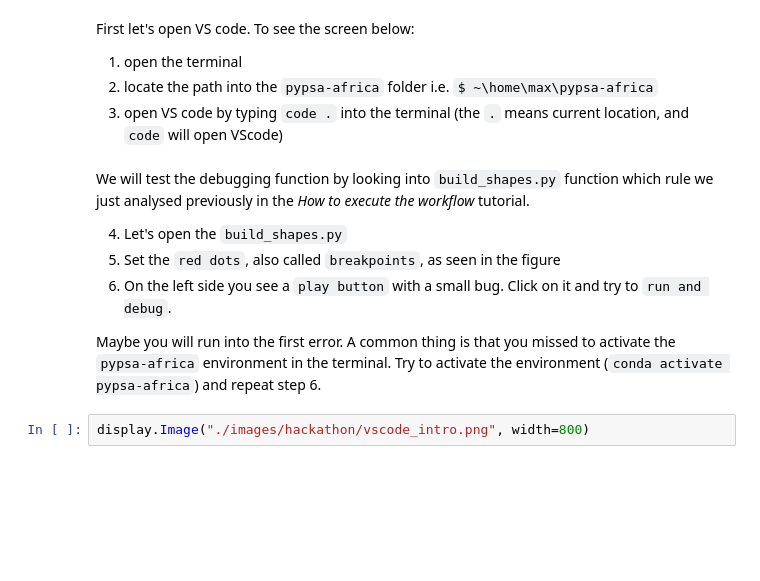
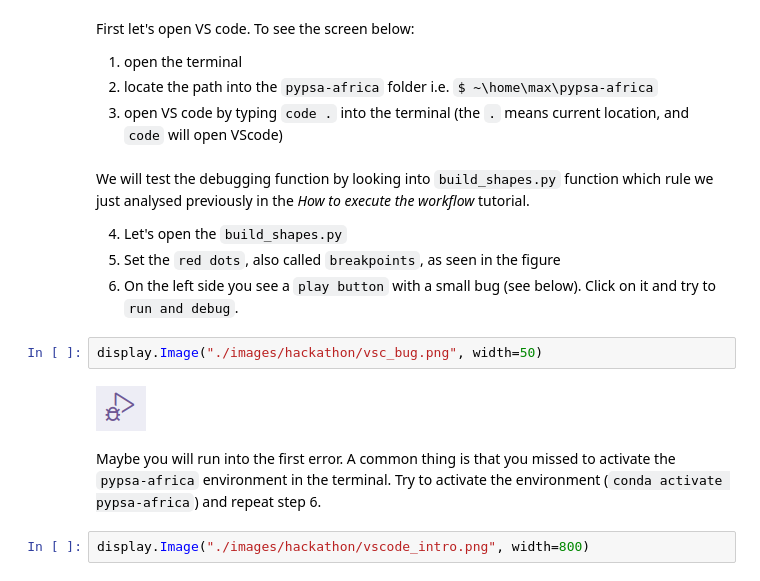
Before and after one commit to pypsa-meets-earth/pypsa-africa-hackathon, a Jupyter notebook: notebooks/hackathon2022/how_to_debug.ipynb, the cells around one changed output. Saved outputs shown, nothing was run; the diff lists cells and outputs as text; blank space fills up the shorter version.

Commit message:
add debug script

```diff
--- a/notebooks/hackathon2022/how_to_debug.ipynb
+++ b/notebooks/hackathon2022/how_to_debug.ipynb
@@ -59,9 +68,13 @@ We will test the debugging function by looking into `build_shapes.py` function w
 
 4. Let's open the `build_shapes.py`
 5. Set the `red dots`, also called `breakpoints`, as seen in the figure
-6. On the left side you see a `play button` with a small bug. Click on it and try to `run and debug`.
-
-Maybe you will run into the first error. A common thing is that you missed to activate the `pypsa-africa` environment in the terminal. Try to activate the environment (`conda activate pypsa-africa`) and repeat step 6.
+6. On the left side you see a `play button` with a small bug (see below). Click on it and try to `run and debug`.
+# %%
+display.Image("./images/hackathon/vsc_bug.png", width=50)
+# %% [output]
+[figure, added]
+# %% [markdown]
+Maybe you will run into the first error. A common thing is that you missed to activate the `pypsa-africa` environment in the terminal. Try to activate the environment (`conda activate pypsa-africa`) and repeat step 6.
 # %%
 display.Image("./images/hackathon/vscode_intro.png", width=800)
 # %% [output]
```
Also changed, not shown: parts of 15 cells of this notebook, 3 other files.
